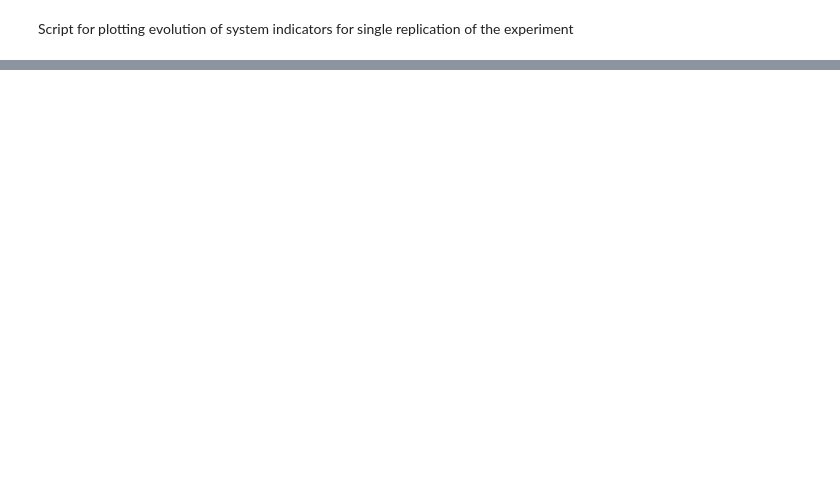
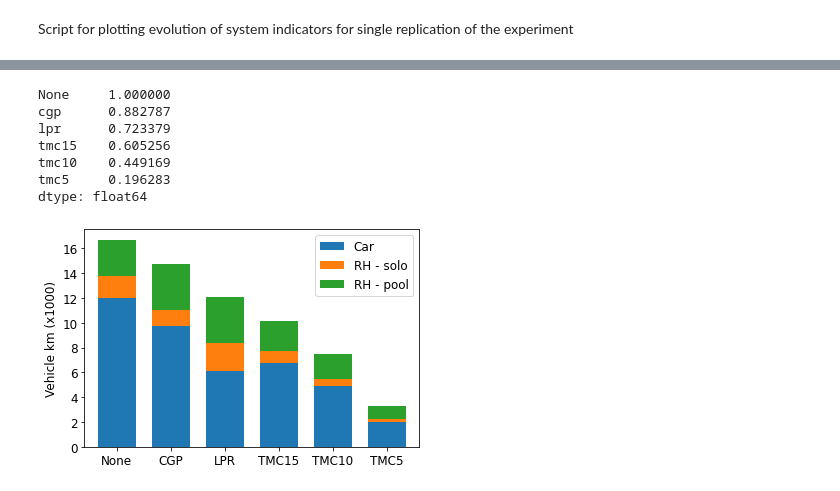
Before and after one commit to Arjan-de-R/FleetMaaS, a Jupyter notebook: evaluation/studies/tmc_dit4tram/evo_analysis.ipynb, the cells around one changed output, grey strips where cells are left out. Saved outputs shown, nothing was run; the diff lists cells and outputs as text; code cells hidden in the pictures; blank space fills up the shorter version.

```diff
--- a/evaluation/studies/tmc_dit4tram/evo_analysis.ipynb
+++ b/evaluation/studies/tmc_dit4tram/evo_analysis.ipynb
@@ -105,0 +226,25 @@ params
+# %%
+# Vehicle kilometres
+vkt = pd.DataFrame()
+for scheme in dem_mgmt_schemes:
+    if not scheme.startswith('tmc'):
+        vkt[scheme] = evo_df[scheme][['vkt_car', 'vkt_solo', 'vkt_pool']].tail(n_days_eql).mean()
+    else:
+        vkt[scheme] = evo_df[scheme][['vkt_car', 'vkt_solo', 'vkt_pool']].mean()
+ax = (vkt / 1000).T.plot.bar(stacked=True, rot=0, width=0.7)
+ax.set_xticklabels(dem_mgmt_labels, fontsize=12)
+ax.set_ylabel('Vehicle km (x1000)', fontsize=12)
+ax.legend(labels=['Car', 'RH - solo', 'RH - pool'], fontsize=12)
+
+ax.tick_params(axis='both', which='major', labelsize=12)
+plt.savefig(os.path.join(path,'vkt.png'), facecolor='w')
+(vkt / vkt['None'].sum()).sum(axis=0)
+# %% [output]
+None     1.000000
+cgp      0.882787
+lpr      0.723379
+tmc15    0.605256
+tmc10    0.449169
+tmc5     0.196283
+dtype: float64
+[figure, added]
```
Also changed, not shown: parts of 26 cells of this notebook.
